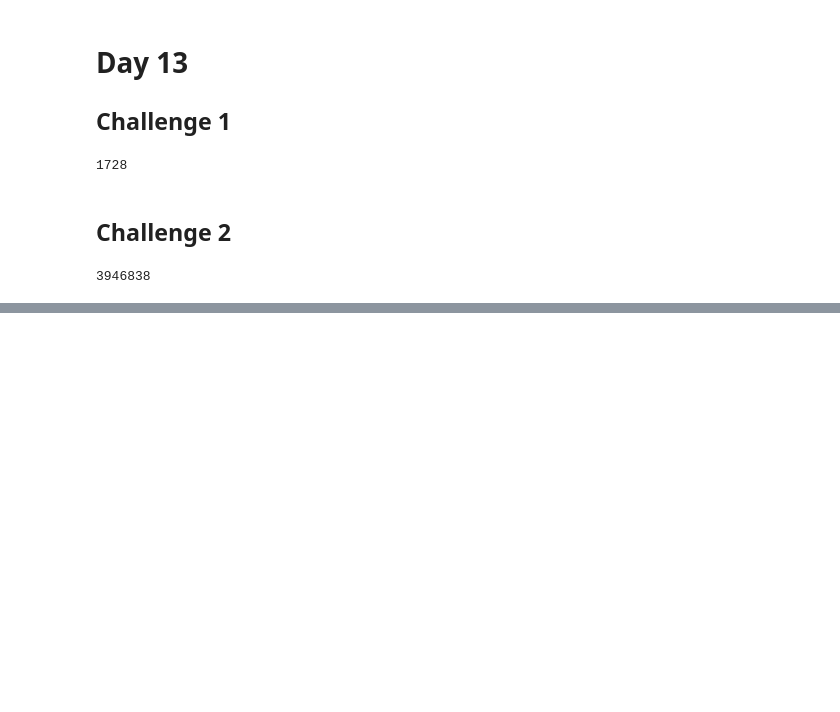
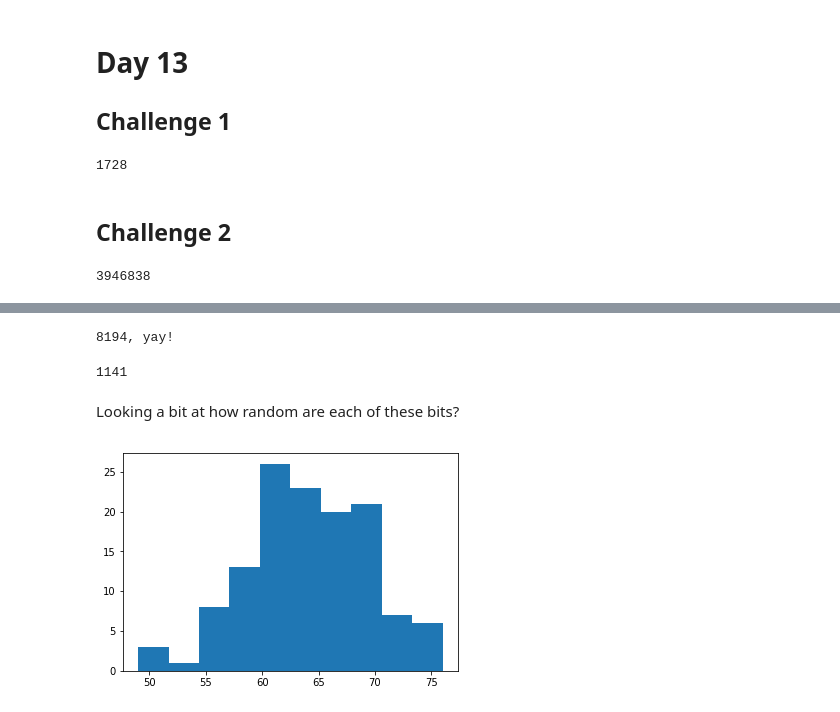
Before and after one commit to bernatguillen/AdventOfCode2017, a Jupyter notebook: adventofcode.ipynb, the cells around one changed output, grey strips where cells are left out. Drawn from its saved outputs; the diff is of its cells as text; code cells hidden in the pictures; blank space fills up the shorter version.

```diff
--- a/adventofcode.ipynb
+++ b/adventofcode.ipynb
@@ -108,3 +110,27 @@ def Path(previous, s):
+# %%
+import functools
+def myreverse(seq, i0, length):
+    nseq = []
+    for i in range(length):
+        nseq.append(seq[(i0+i)%len(seq)])
+    for i in range(length):
+        seq[(i0+i)%len(seq)] = list(reversed(nseq))[i]
+def knothash(odata, frmt='02x'):
+    data = [ord(d) for d in odata] + [17, 31, 73, 47, 23]
+    seq = list(range(256))
+    pos = 0
+    sks = 0
+    for i in range(64):
+        for l in data:
+            myreverse(seq, pos, l)
+            pos = (pos + l +sks)%len(seq)
+            sks += 1
+    dhash = []
+    c = ""
+    for i in range(16):
+        dhash += [functools.reduce(lambda a, b: a^b, seq[16*i:16*(i+1)])]
+        c+=format(dhash[i],frmt)
+    return c
 # %% [markdown]
 Tests
 # %%
@@ -704,0 +739,42 @@ while delay > -1:
+# %%
+data = 'uugsqrei'
+squares = []
+for i in range(128):
+    hsh = knothash(data+'-'+str(i), frmt='08b')
+    squares += [[int(h) for h in hsh]]
+squares = np.array(squares)
+print("{}, yay!".format(np.sum(squares)))
+# %% [output]
+8194, yay!
+# %%
+indices = np.where(squares == 1)
+indices = list(np.array(indices).T)
+indices = [tuple(i) for i in indices] # Note: Sparse version of matrix
+visited = [0]*len(indices) # I'm basically looking at connected components without creating the dictionary first
+def matdfs(pos):
+    for neigh in neighbors4(indices[pos]):
+        try:
+            npos = indices.index(neigh)
+            if not visited[npos]:
+                visited[npos] = 1
+                matdfs(npos)
+        except ValueError as e:
+            pass
+conncomp = 0
+for ind in range(len(indices)):
+    if not visited[ind]:
+        visited[ind] = 1
+        conncomp += 1
+        matdfs(ind)
+conncomp
+# %% [output]
+1141
+# %% [markdown]
+Looking a bit at how random are each of these bits?
+# %%
+import matplotlib.pyplot as plt
+
+plt.hist(np.sum(squares, axis=0))
+plt.show()
+# %% [output]
+[figure, added]
```
Also changed, not shown: parts of 4 cells of this notebook.
